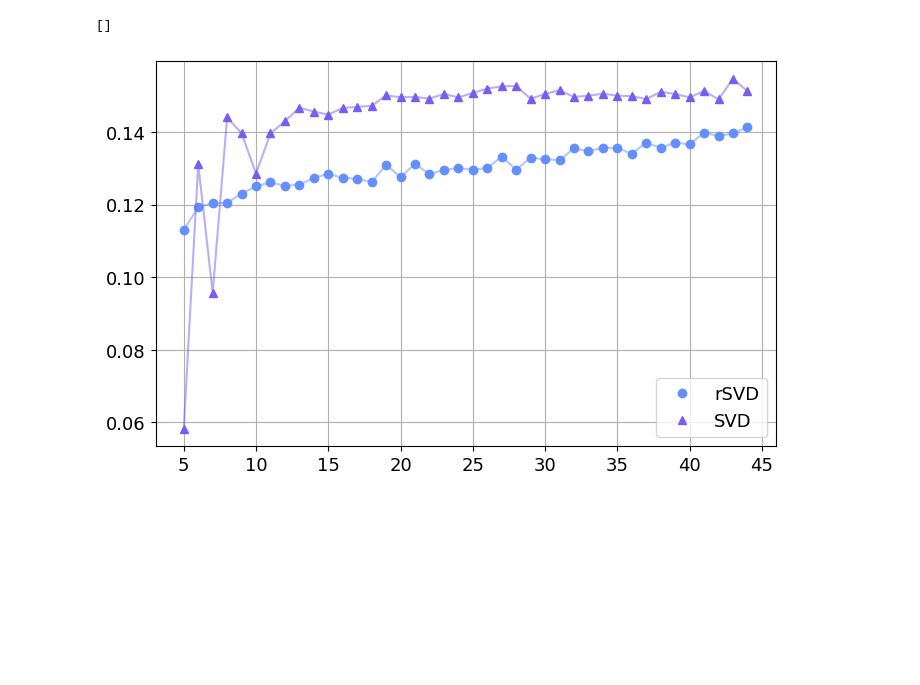
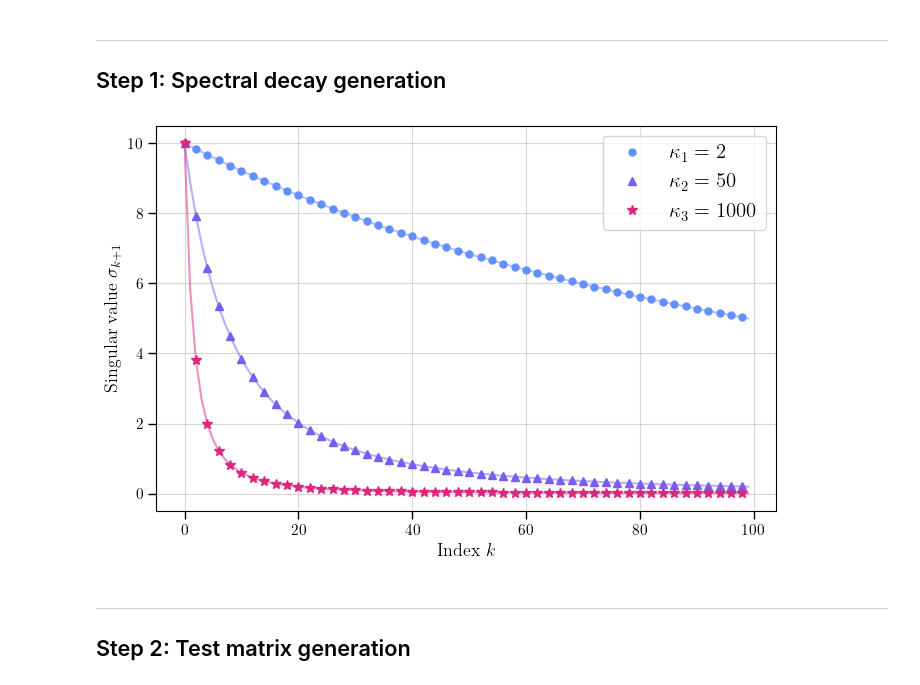
Before and after one commit to EliasSev/randomized-svd-paper, a Jupyter notebook: notebooks/rsvd_test_matrix.ipynb, the cells around one changed output. Cells and saved outputs as stored; diff of their text form; code cells hidden in the pictures; blank space fills up the shorter version.

```diff
--- a/notebooks/rsvd_test_matrix.ipynb
+++ b/notebooks/rsvd_test_matrix.ipynb
@@ -198,18 +57,3 @@ plt.plot()
-# %%
-# Calculate the mean, std and ci for each experiment
-median_rsvd = np.median(dt_rsvd, axis=(0, 1))
-median_svd = np.median(dt_svd, axis=(0, 1))
-
-fig, ax = plt.subplots(1, 1, figsize=(8, 5))
-
-ax.plot(k_range, median_rsvd, markers[0], c=colors3[0], label='rSVD')
-ax.plot(k_range, median_rsvd, c=colors3[0], alpha=0.5)
-ax.plot(k_range, median_svd, markers[1], c=colors3[1], label='SVD')
-ax.plot(k_range, median_svd, c=colors3[1], alpha=0.5)
-
-ax.grid(True)
-ax.legend()
-plt.plot()
-# %% [output]
-[]
-[figure, removed]
+# %% [markdown]
+---
+## Step 1: Spectral decay generation
@@ -215,0 +77,49 @@ plt.plot()
+# %%
+# Matrices of size (m, 5*m)
+matrix_sizes = {
+    "small": (100, 500),    # Small case
+    "medium": (500, 2500),  # Medium case
+    "large": (1000, 5000)   # Large case
+}
+cond_numbers = [
+    2,            # Slow decay
+    50,           # Moderate decay
+    1000          # Rapid decay
+]
+
+# Generate the spectral decays
+spectral_decays = {
+    size: get_sing_values(m, n, cond_numbers)
+    for size, (m, n) in matrix_sizes.items()
+}
+# %%
+# Plot the spectral decays of the "Small case"
+sing_values = spectral_decays["small"]
+N = sing_values.shape[1]
+
+fig, ax = plt.subplots(1, 1, figsize=(8, 5))
+
+step = 2
+for i in range(3):
+    ax.plot(
+        np.arange(N)[::step], sing_values[i][::step], markers[i],
+        c=colors3[i], ms=sizes[i], label=f'$\\kappa_{i+1}={cond_numbers[i]}$'
+    )
+    ax.plot(
+        np.arange(N), sing_values[i], '-', c=colors3[i], ms=1, alpha=0.5
+    )
+
+ax.set_xlabel('Index $k$', fontsize=13)
+ax.set_ylabel('Singular value $\\sigma_{k+1}$', fontsize=13)
+
+ax.tick_params(axis='both', which='major', labelsize=11, length=6, width=1)
+ax.tick_params(axis='both', which='minor', length=3, color='gray')
+
+ax.grid(True, alpha=0.5)
+ax.legend()
+plt.show()
+# %% [output]
+[figure, added]
+# %% [markdown]
+---
+## Step 2: Test matrix generation
```
Also changed, not shown: parts of 20 cells of this notebook.
